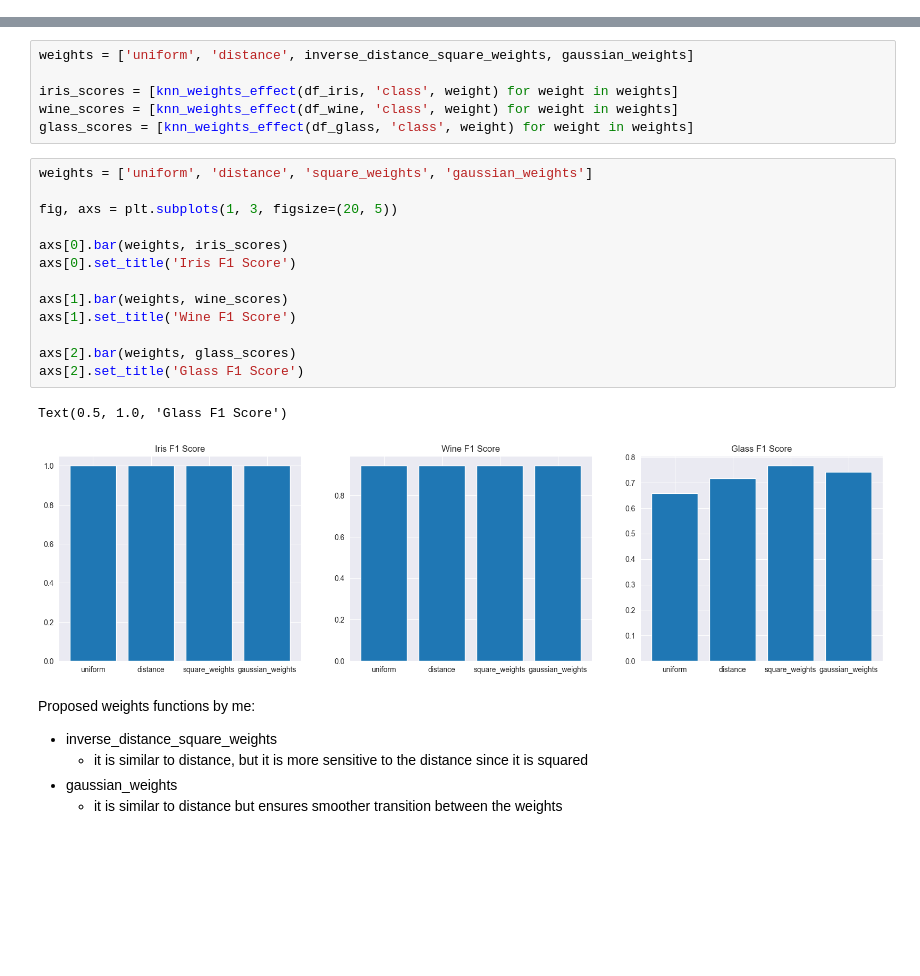
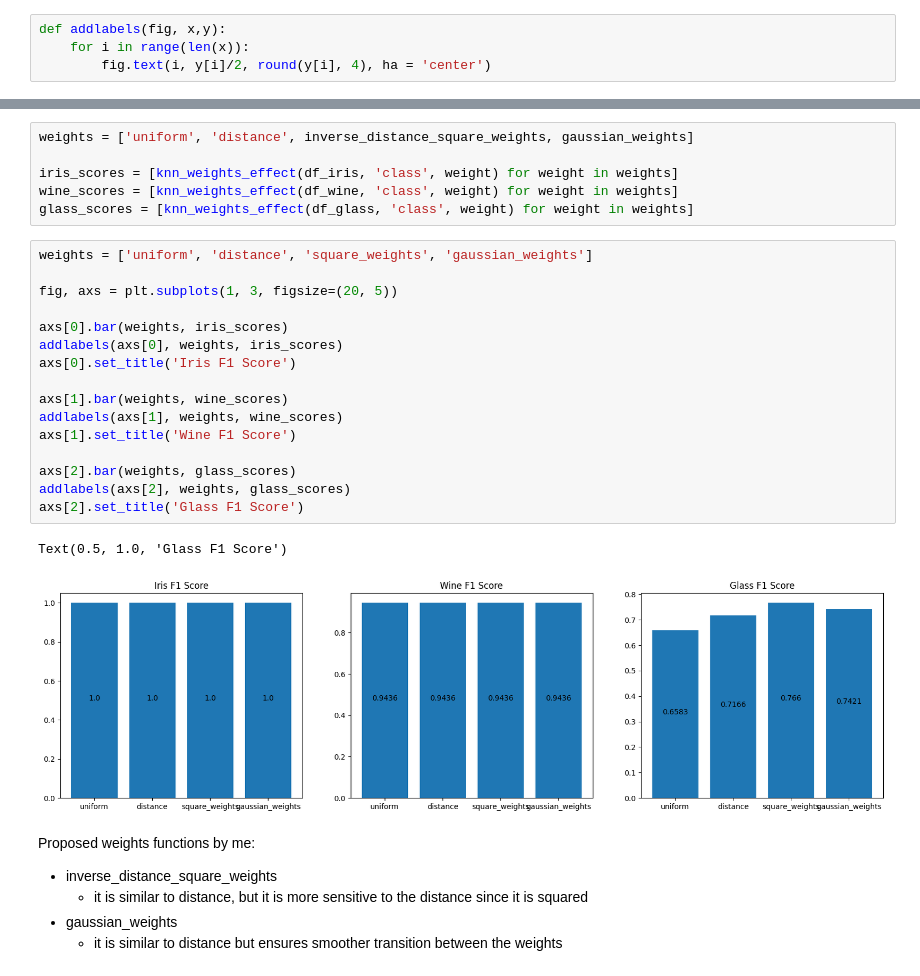
Before and after one commit to Golden3x11/ml, a Jupyter notebook: L2/L2.ipynb, the cells around one changed output, grey strips where cells are left out. Saved outputs shown, nothing was run; the diff lists cells and outputs as text; blank space fills up the shorter version.

```diff
--- a/L2/L2.ipynb
+++ b/L2/L2.ipynb
@@ -48,6 +48,10 @@ def knn_report(data, target):
 iris_report = knn_report(df_iris, 'class')
 wine_report = knn_report(df_wine, 'class')
 glass_report = knn_report(df_glass, 'class')
+# %%
+def addlabels(fig, x,y):
+    for i in range(len(x)):
+        fig.text(i, y[i]/2, round(y[i], 4), ha = 'center')
 # %%
 fig, axs = plt.subplots(1, 4, figsize=(20, 5))
 
@@ -234,19 +239,22 @@ glass_scores = [knn_weights_effect(df_glass, 'class', weight) for weight in weig
 # %%
 weights = ['uniform', 'distance', 'square_weights', 'gaussian_weights']
 
 fig, axs = plt.subplots(1, 3, figsize=(20, 5))
 
 axs[0].bar(weights, iris_scores)
+addlabels(axs[0], weights, iris_scores)
 axs[0].set_title('Iris F1 Score')
 
 axs[1].bar(weights, wine_scores)
+addlabels(axs[1], weights, wine_scores)
 axs[1].set_title('Wine F1 Score')
 
 axs[2].bar(weights, glass_scores)
+addlabels(axs[2], weights, glass_scores)
 axs[2].set_title('Glass F1 Score')
 # %% [output]
 Text(0.5, 1.0, 'Glass F1 Score')
-[figure, old version]
+[figure, new version]
 # %% [markdown]
 Proposed weights functions by me:
 - inverse_distance_square_weights
```
Also changed, not shown: parts of 7 cells of this notebook.
